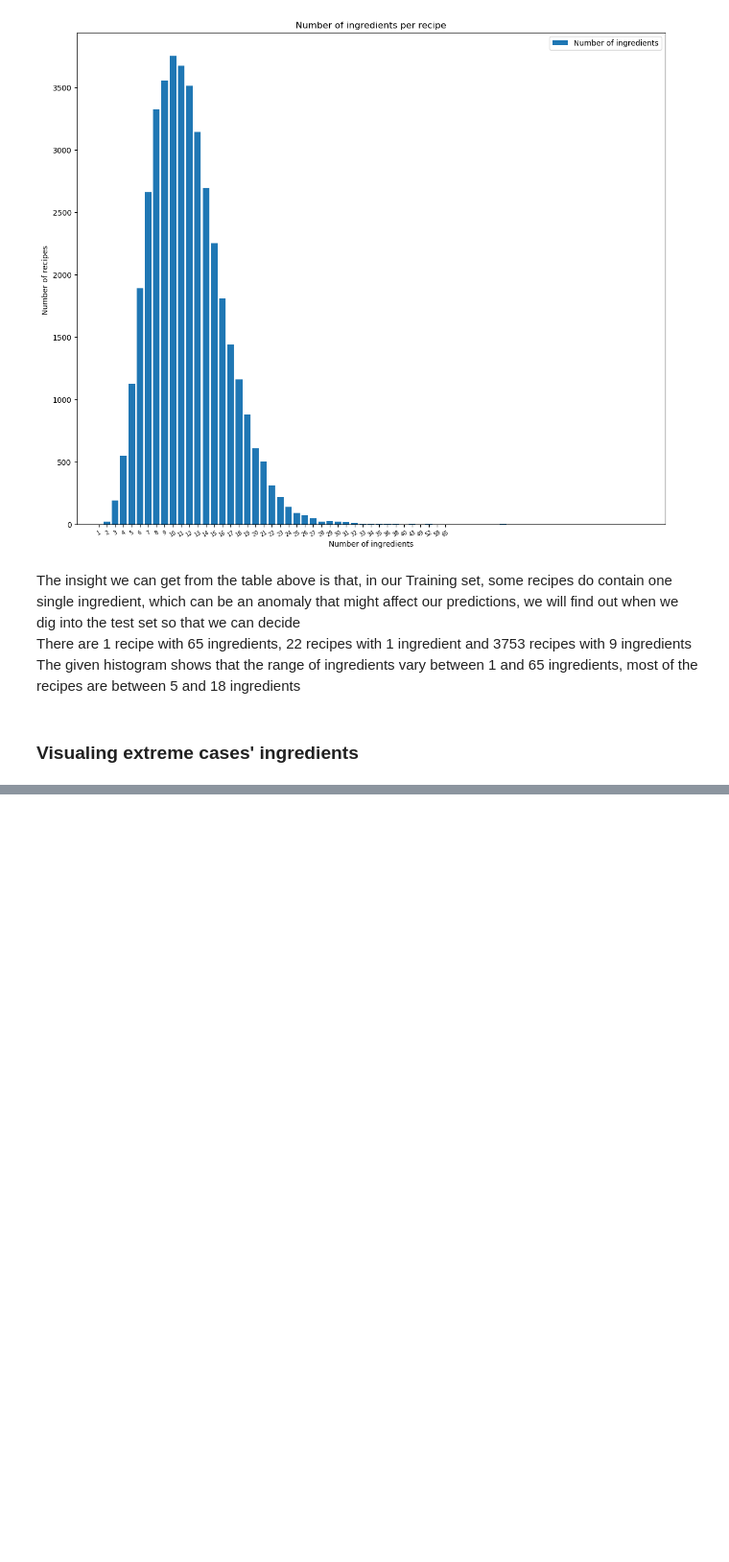
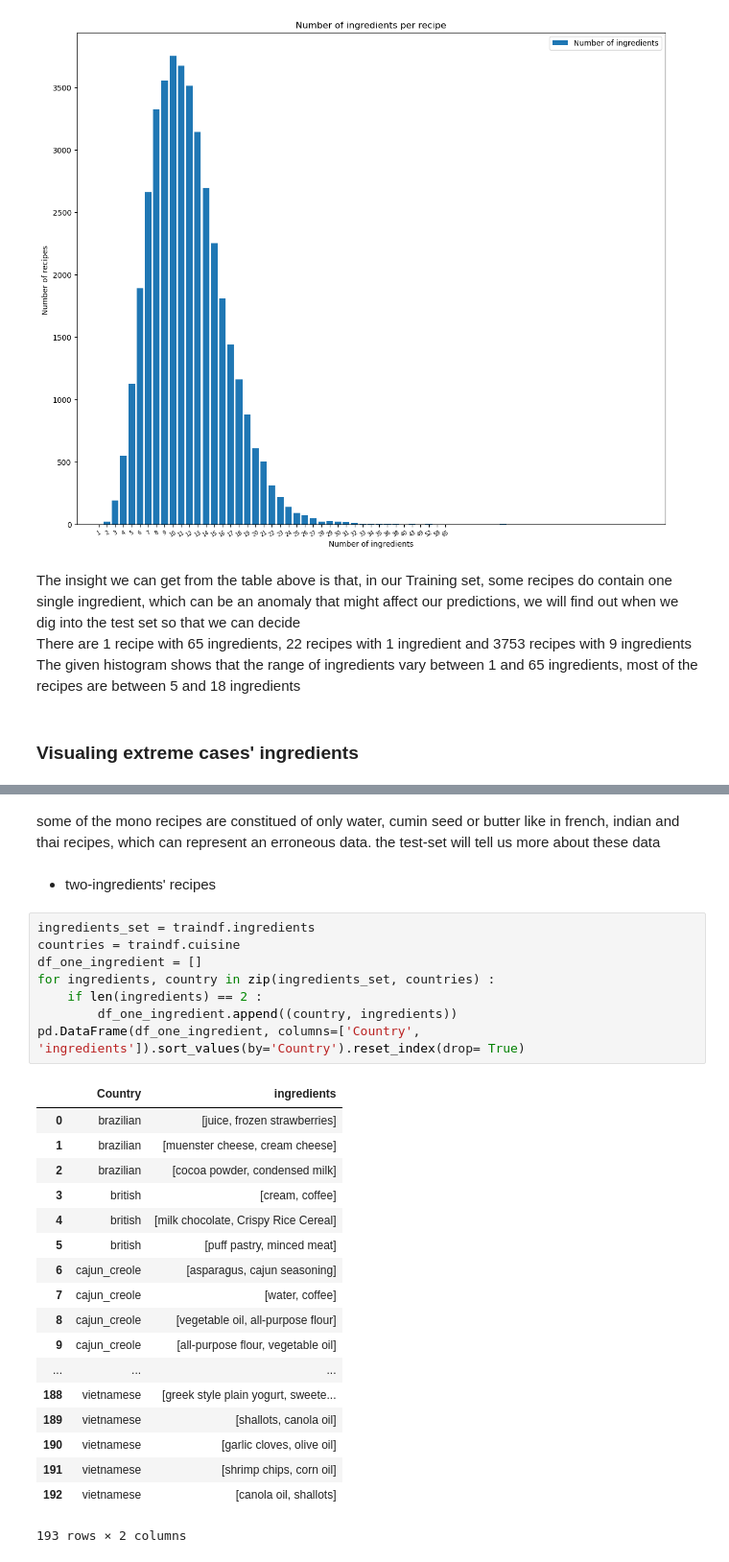
Before and after one commit to khalidBoufelfel/Whatscooking, a Jupyter notebook: Whats_cooking.ipynb, the cells around one changed output, grey strips where cells are left out. Shown at 96% size. Drawn from its saved outputs; the diff is of its cells as text; blank space fills up the shorter version.

```diff
--- a/Whats_cooking.ipynb
+++ b/Whats_cooking.ipynb
@@ -242,3 +242,34 @@ pd.DataFrame(df_one_ingredient, columns=['Country', 'Ingredient']).sort_values(b
 | 19 | thai | sticky rice |
 | 20 | thai | jasmine rice |
 | 21 | vietnamese | dried rice noodles |
+# %% [markdown]
+some of the mono recipes are constitued of only water, cumin seed or butter like in french, indian and thai recipes, which can represent an erroneous data. the test-set will tell us more about these data
+# %% [markdown]
+- two-ingredients' recipes
+# %%
+ingredients_set = traindf.ingredients
+countries = traindf.cuisine
+df_one_ingredient = []
+for ingredients, country in zip(ingredients_set, countries) :
+    if len(ingredients) == 2 :
+        df_one_ingredient.append((country, ingredients))
+pd.DataFrame(df_one_ingredient, columns=['Country', 'ingredients']).sort_values(by='Country').reset_index(drop= True)
+# %% [output]
+|  | Country | ingredients |
+| 0 | brazilian | [juice, frozen strawberries] |
+| 1 | brazilian | [muenster cheese, cream cheese] |
+| 2 | brazilian | [cocoa powder, condensed milk] |
+| 3 | british | [cream, coffee] |
+| 4 | british | [milk chocolate, Crispy Rice Cereal] |
+| 5 | british | [puff pastry, minced meat] |
+| 6 | cajun_creole | [asparagus, cajun seasoning] |
+| 7 | cajun_creole | [water, coffee] |
+| 8 | cajun_creole | [vegetable oil, all-purpose flour] |
+| 9 | cajun_creole | [all-purpose flour, vegetable oil] |
+| ... | ... | ... |
+| 188 | vietnamese | [greek style plain yogurt, sweete... |
+| 189 | vietnamese | [shallots, canola oil] |
+| 190 | vietnamese | [garlic cloves, olive oil] |
+| 191 | vietnamese | [shrimp chips, corn oil] |
+| 192 | vietnamese | [canola oil, shallots] |
+193 rows × 2 columns
```
Also changed, not shown: parts of 8 cells of this notebook.
